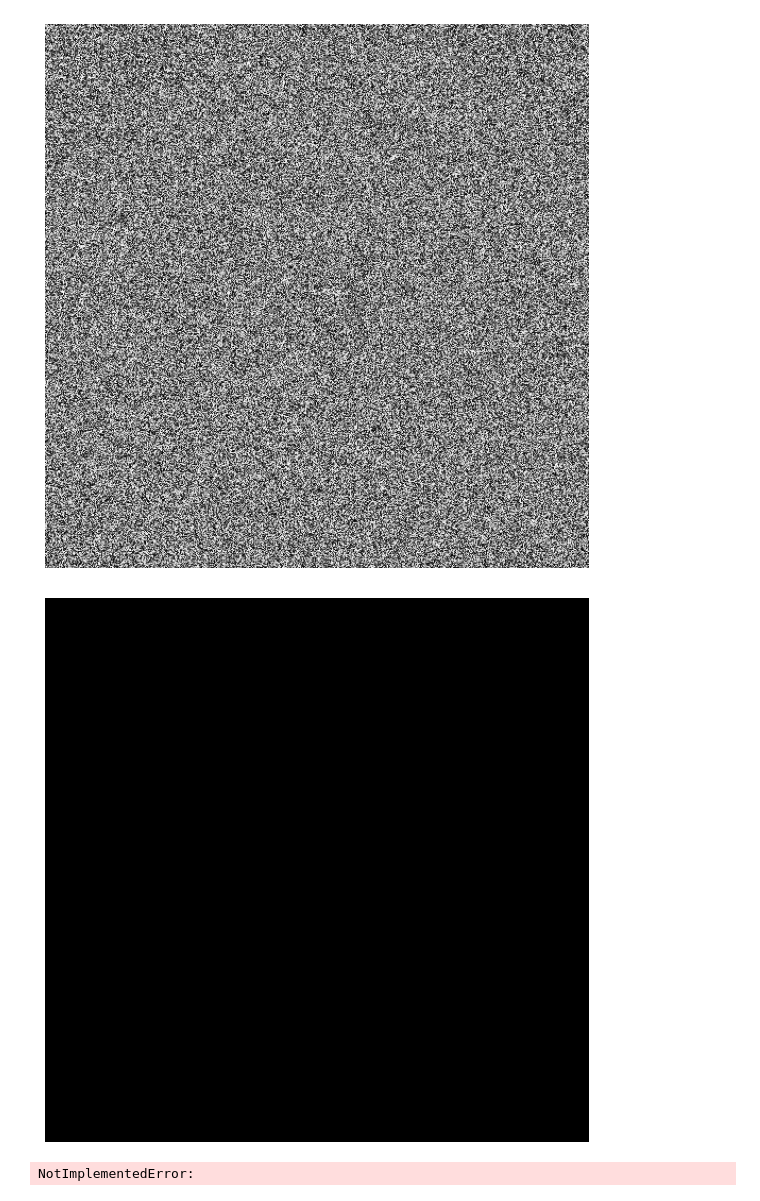
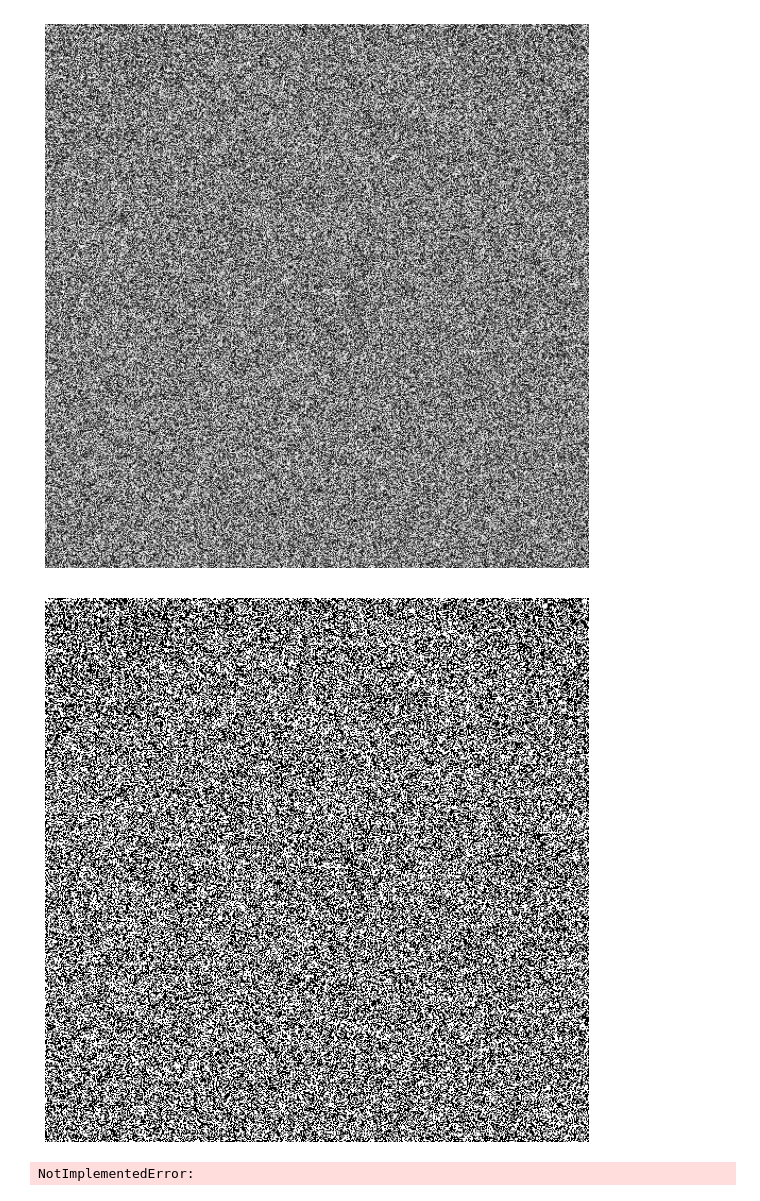
Before and after one commit to DenDenMushi999/Intro2CV_course, a Jupyter notebook: Lecture 3: binary images/lecture3_exercise2_lungs_mask.ipynb, the cells around one changed output. Saved outputs shown, nothing was run; the diff lists cells and outputs as text; code cells hidden in the pictures.

```diff
--- a/Lecture 3: binary images/lecture3_exercise2_lungs_mask.ipynb
+++ b/Lecture 3: binary images/lecture3_exercise2_lungs_mask.ipynb
@@ -53,10 +53,10 @@ plot_img(img_norm)
 BRUH
 [figure]
 # %%
-img_air = cv2.inRange(img, -1024, -1000)
+img_air = cv2.inRange(img, -1000, img.max())
 plot_img(img_air)
 # %% [output]
-[figure, old version]
+[figure, new version]
 # %%
 def get_lungs_mask(img):
     raise NotImplementedError
```
Also changed, not shown: 31 other files.
